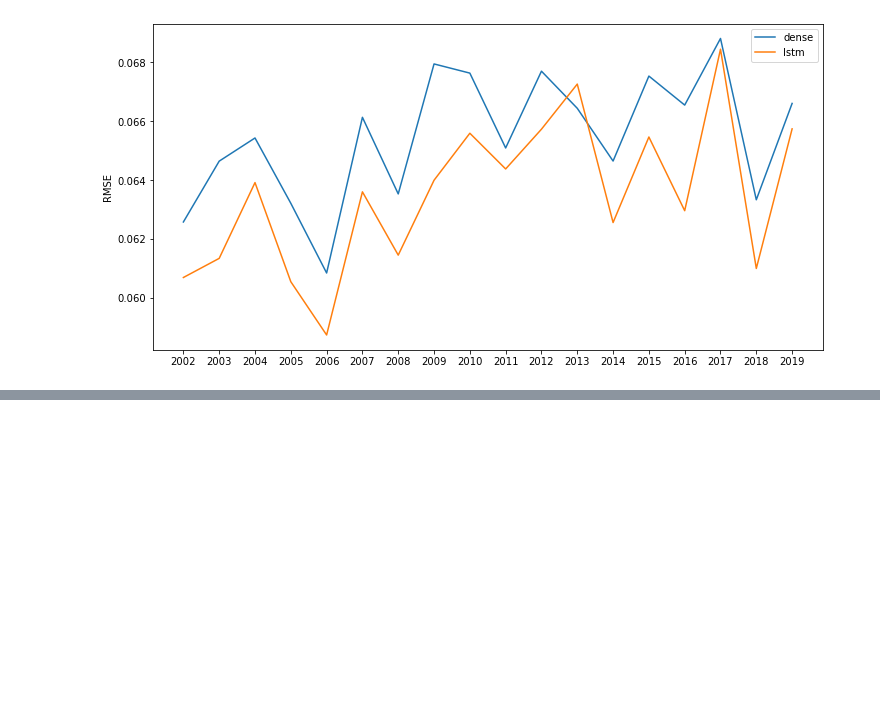
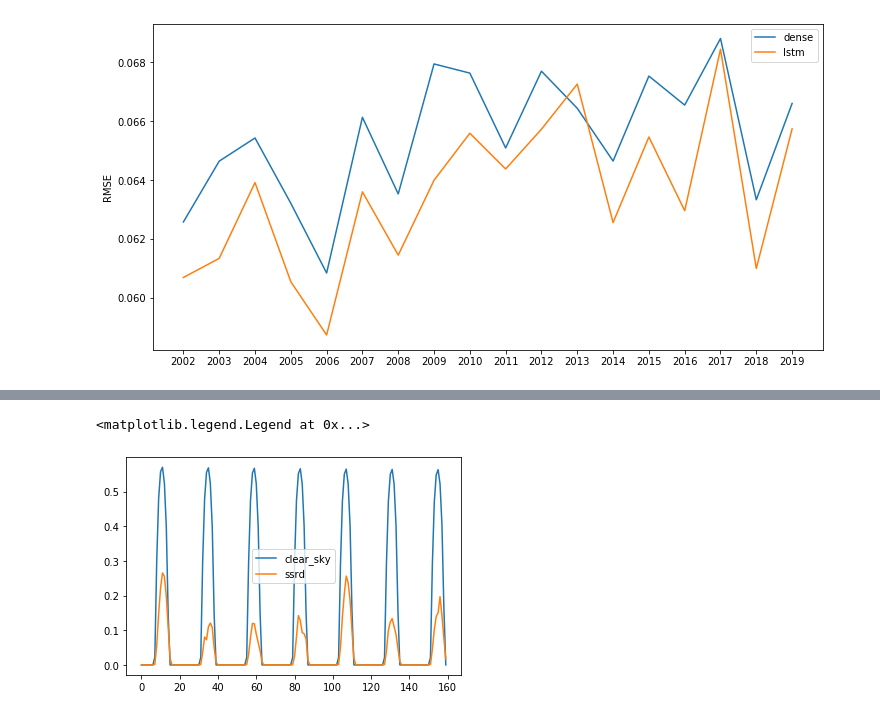
Before and after one commit to Rorjh/wind_forecasting, a Jupyter notebook: multivariate_solar_radiation.ipynb, the cells around one changed output, grey strips where cells are left out. Cells and saved outputs as stored; diff of their text form; code cells hidden in the pictures; blank space fills up the shorter version.

```diff
--- a/multivariate_solar_radiation.ipynb
+++ b/multivariate_solar_radiation.ipynb
@@ -373,0 +385,3 @@ Text(0, 0.5, 'RMSE')
+# %%
+df = read_csv('data/data_single_loc.csv')
+df.head()
@@ -373,0 +395,19 @@ Text(0, 0.5, 'RMSE')
+# %%
+tz = 'CET'
+lat, lon = 50, 20
+site = location.Location(lat, lon, tz=tz)
+times = pd.DatetimeIndex(pd.to_datetime(df['Date Time']))
+
+clearsky = site.get_clearsky(times)
+clearsky = clearsky.reset_index().drop('Date Time', axis=1)
+clearsky = clearsky/1000
+# %%
+df = df.join(clearsky)
+# %%
+plt.plot(df['dni'][0:160])
+plt.plot(df['ssrd'][0:160])
+# plt.plot(df['dni'][0:160])
+plt.legend(labels = ['clear_sky','ssrd'])
+# %% [output]
+<matplotlib.legend.Legend at 0x...>
+[figure, added]
```
Also changed, not shown: parts of 26 cells of this notebook, 1 other file.
